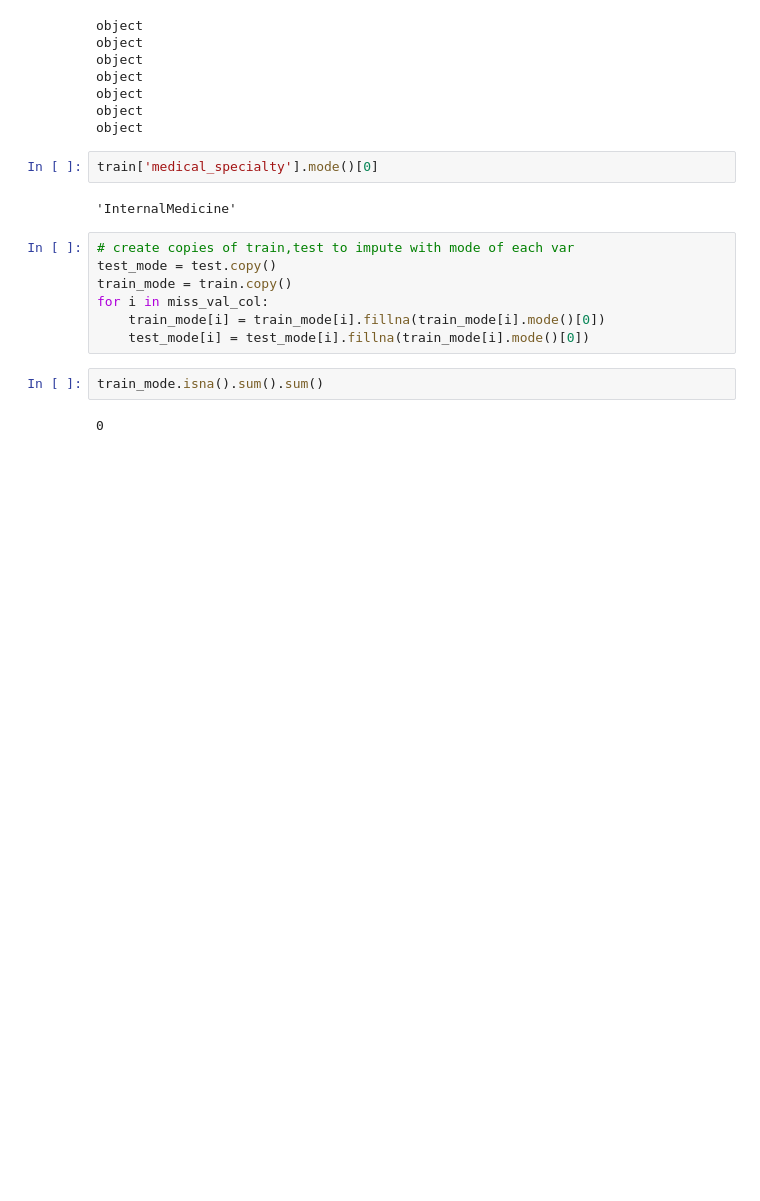
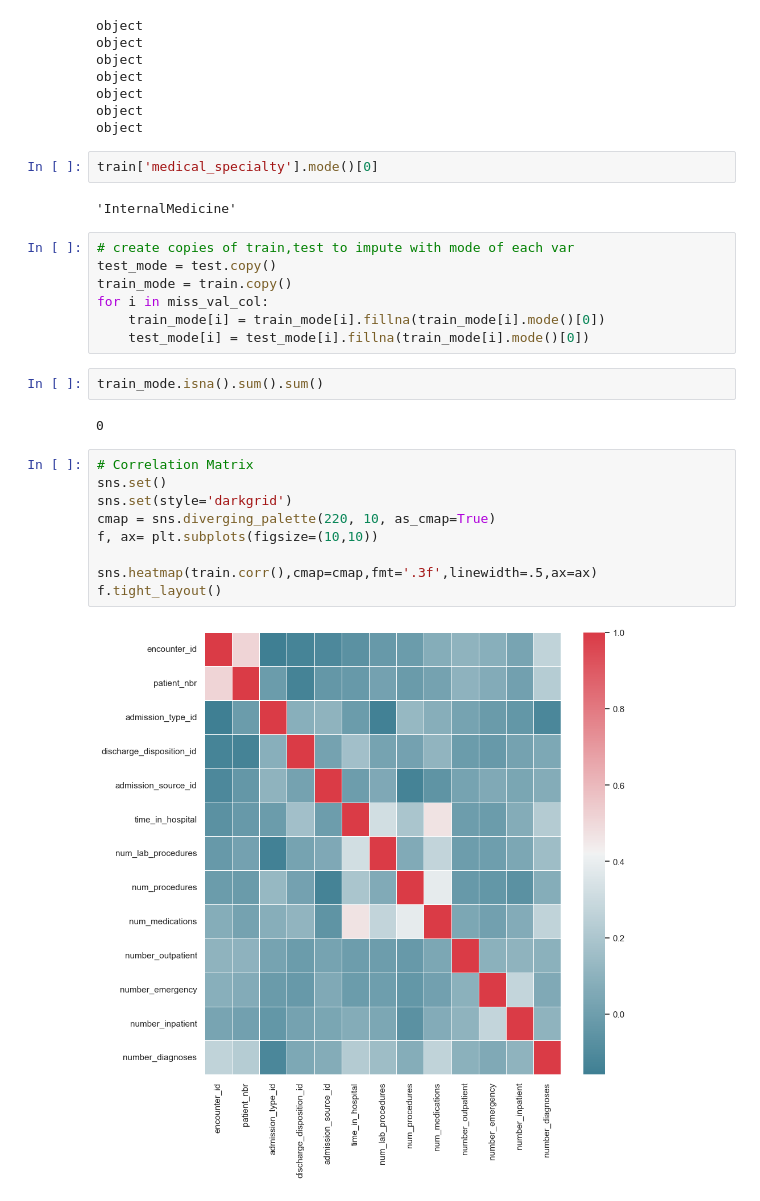
Before and after one commit to ryskgit/QTW_CaseStudy, a Jupyter notebook: Case Study 2/JD_draft.ipynb, the cells around one changed output. Drawn from its saved outputs; the diff is of its cells as text; blank space fills up the shorter version.

```diff
--- a/Case Study 2/JD_draft.ipynb
+++ b/Case Study 2/JD_draft.ipynb
@@ -329,3 +338,14 @@ for i in miss_val_col:
 train_mode.isna().sum().sum()
 # %% [output]
 0
+# %%
+# Correlation Matrix
+sns.set()
+sns.set(style='darkgrid')
+cmap = sns.diverging_palette(220, 10, as_cmap=True)
+f, ax= plt.subplots(figsize=(10,10))
+
+sns.heatmap(train.corr(),cmap=cmap,fmt='.3f',linewidth=.5,ax=ax)
+f.tight_layout()
+# %% [output]
+[figure, added]
```
Also changed, not shown: parts of 17 cells of this notebook.
